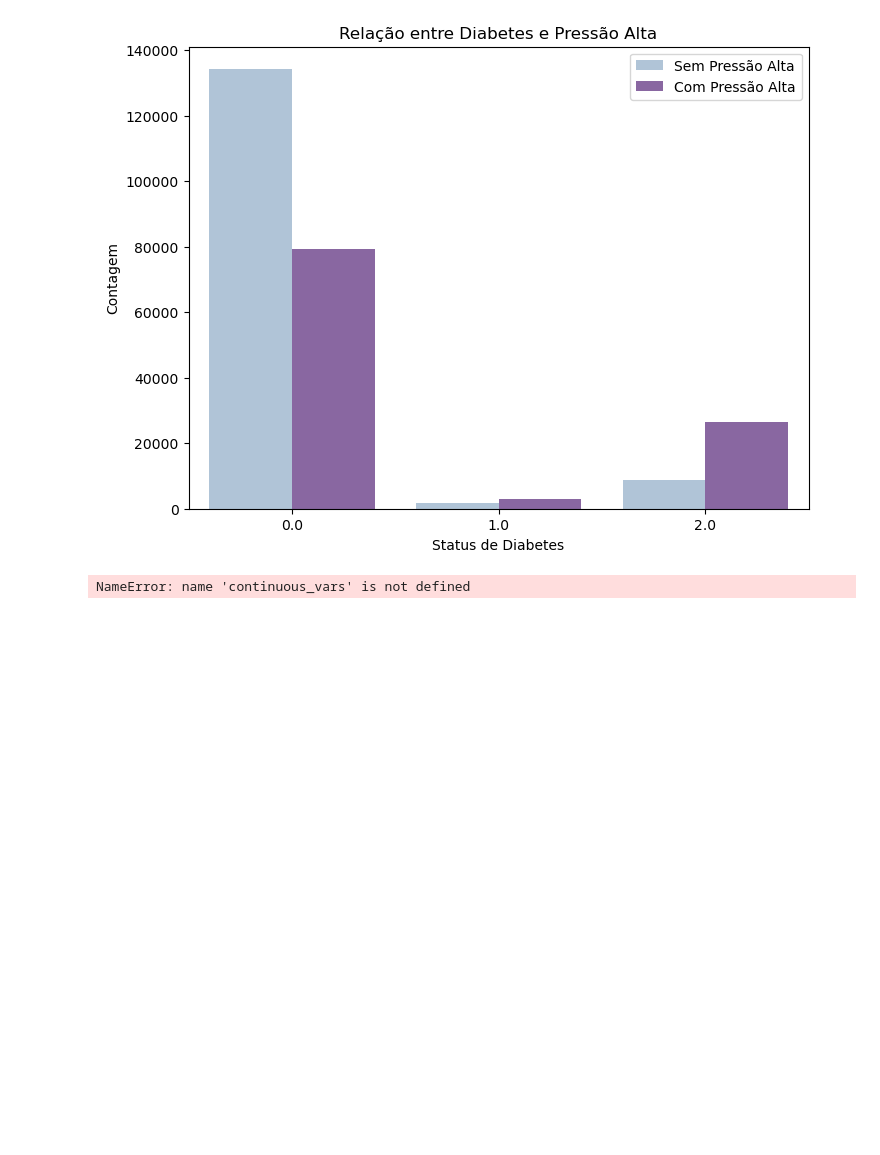
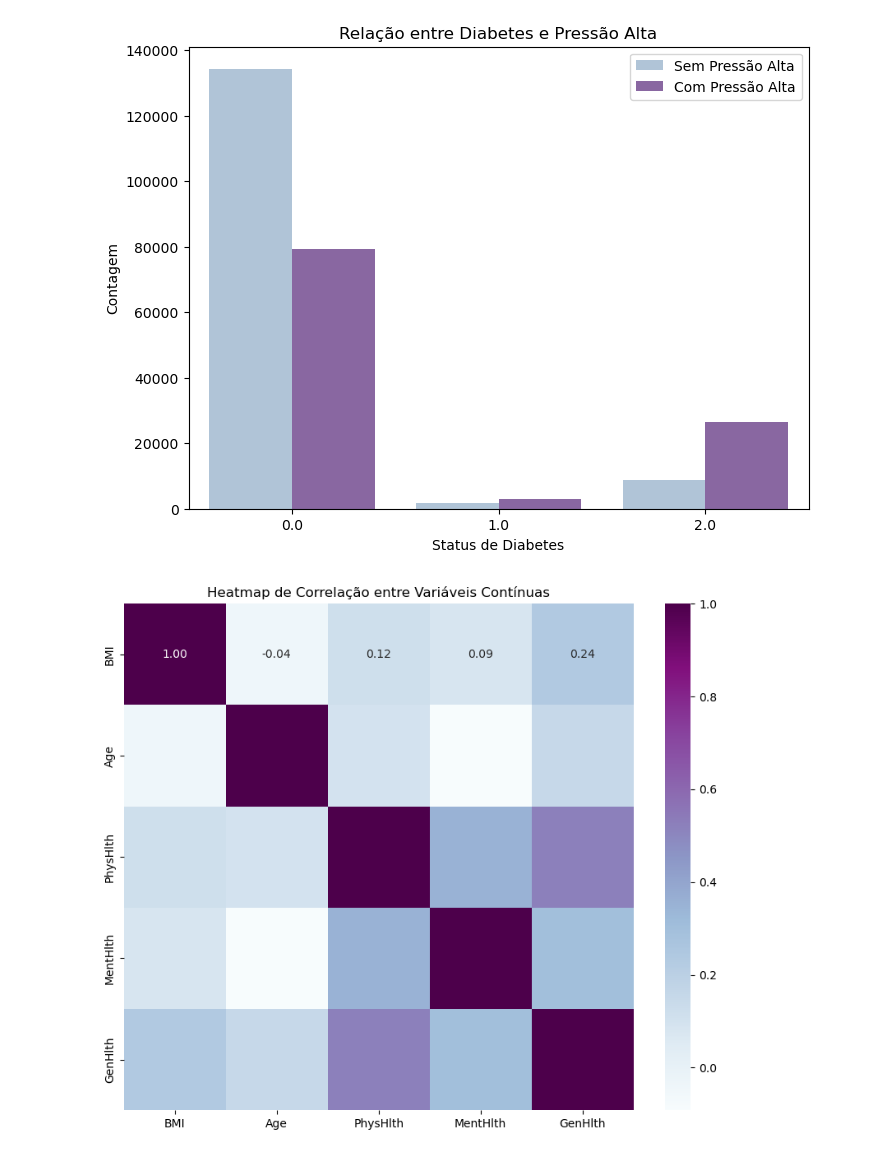
Before and after one commit to LivNS/Sprint2-Data-Science, a Jupyter notebook: sp2.ipynb, the cells around one changed output. Drawn from its saved outputs; the diff is of its cells as text; code cells hidden in the pictures; blank space fills up the shorter version.

```diff
--- a/sp2.ipynb
+++ b/sp2.ipynb
@@ -424,14 +424,14 @@ plt.show()
 # %% [output]
 [figure]
 # %%
-# heatmap de correlação entre as variáveis contínuas, como BMI, Age, PhysHlth, etc.continuous_vars = ['BMI', 'Age', 'PhysHlth', 'MentHlth', 'GenHlth']
+continuous_vars = ['BMI', 'Age', 'PhysHlth', 'MentHlth', 'GenHlth']
 correlation_matrix_continuous = db[continuous_vars].corr()
 plt.figure(figsize=(10, 8))
 sns.heatmap(correlation_matrix_continuous, annot=True, cmap='BuPu', fmt=".2f")
 plt.title('Heatmap de Correlação entre Variáveis Contínuas')
 plt.show()
 # %% [output]
-NameError: name 'continuous_vars' is not defined
+[figure, added]
 # %%
 # comparar a prevalência de diabetes por faixa etária
 diabetes_por_faixa_etaria = db.groupby('Age')['Diabetes_012'].value_counts(normalize=True) * 100
```
Also changed, not shown: parts of 22 cells of this notebook.
